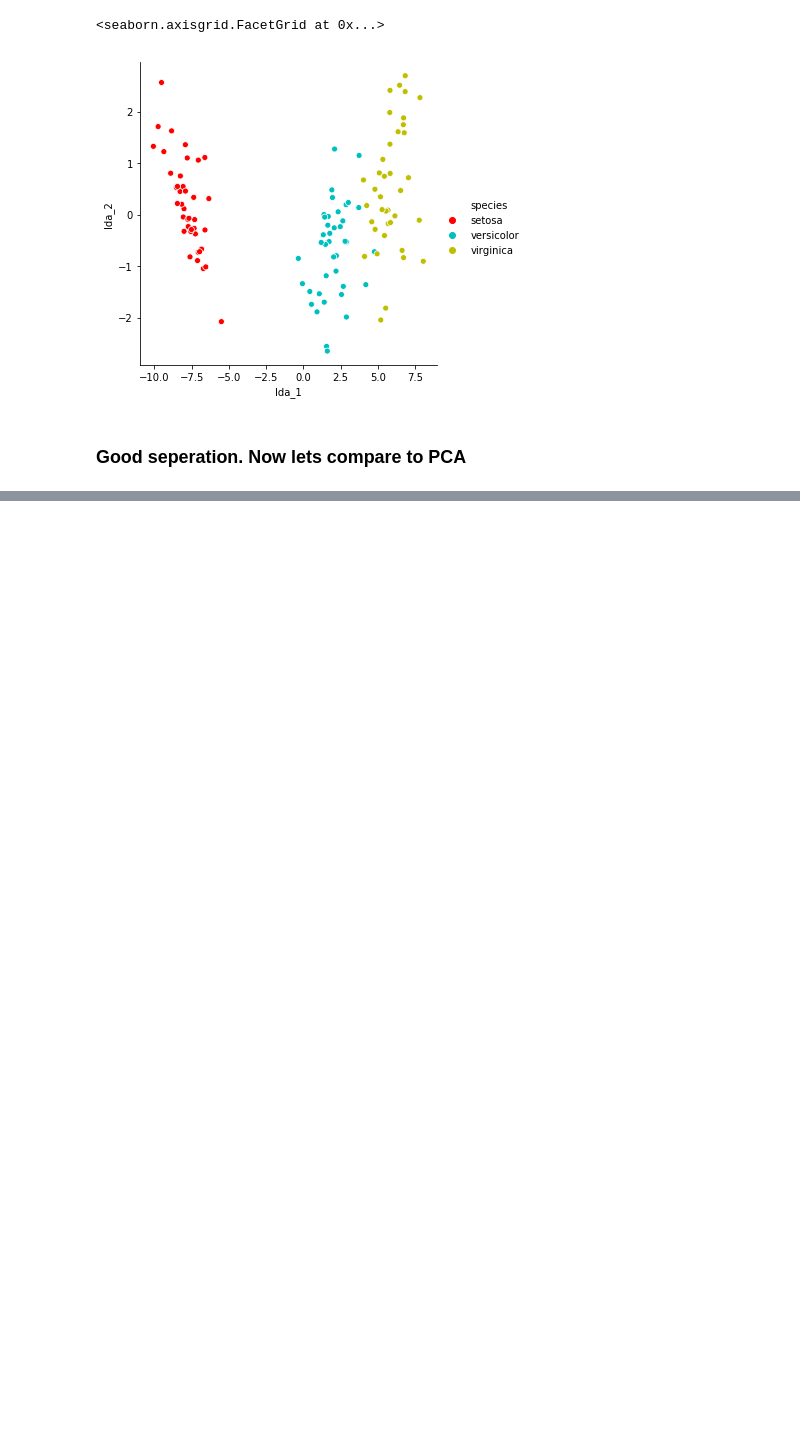
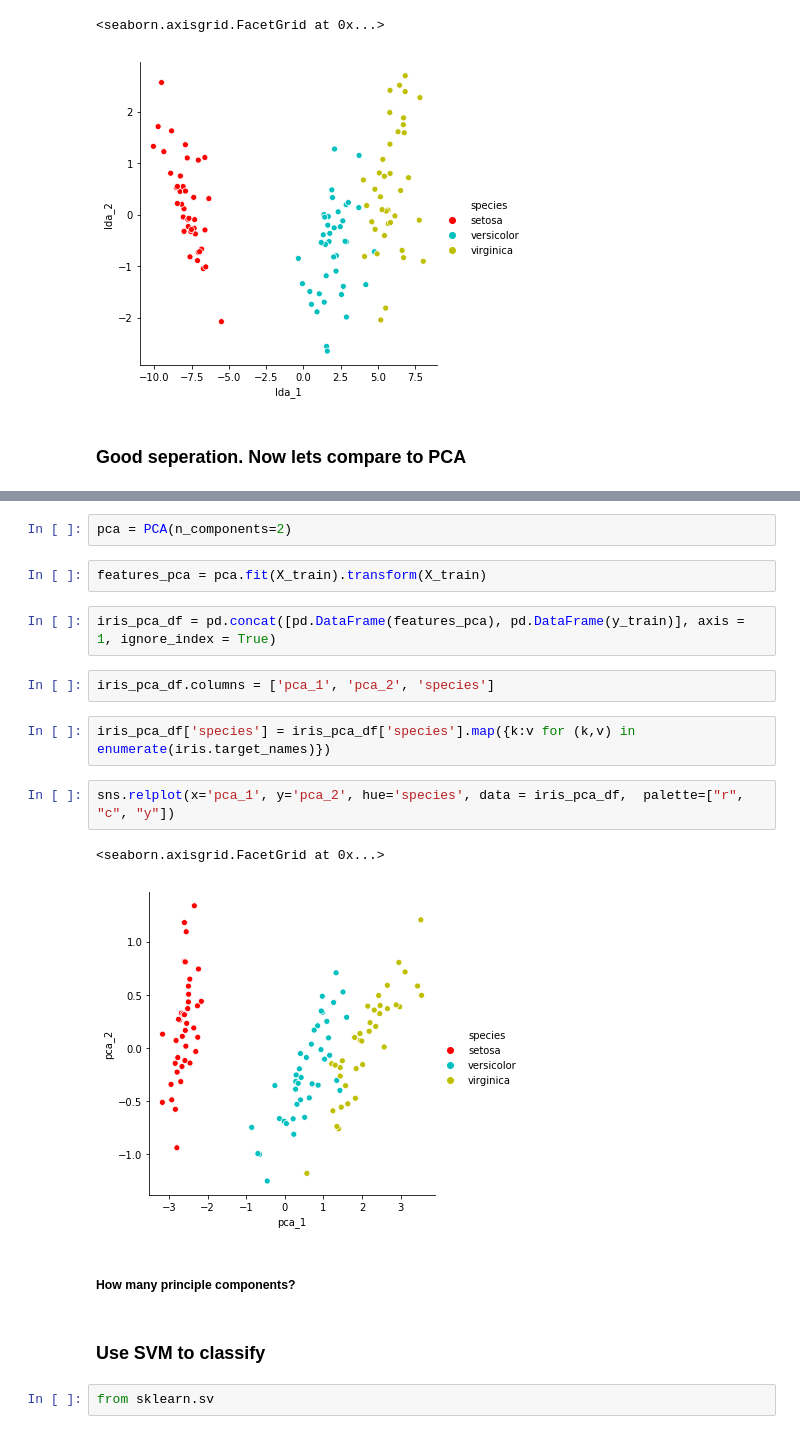
Before and after one commit to robahall/MLAlgoProjects, a Jupyter notebook: notebooks/2.0-rah-iris_classification.ipynb, the cells around one changed output, grey strips where cells are left out. Drawn from its saved outputs; the diff is of its cells as text; blank space fills up the shorter version.

```diff
--- a/notebooks/2.0-rah-iris_classification.ipynb
+++ b/notebooks/2.0-rah-iris_classification.ipynb
@@ -135,0 +130,21 @@ sns.relplot(x='lda_1', y='lda_2', hue='species', data = iris_lda_df,  palette=["
+# %%
+pca = PCA(n_components=2)
+# %%
+features_pca = pca.fit(X_train).transform(X_train)
+# %%
+iris_pca_df = pd.concat([pd.DataFrame(features_pca), pd.DataFrame(y_train)], axis = 1, ignore_index = True)
+# %%
+iris_pca_df.columns = ['pca_1', 'pca_2', 'species']
+# %%
+iris_pca_df['species'] = iris_pca_df['species'].map({k:v for (k,v) in enumerate(iris.target_names)})
+# %%
+sns.relplot(x='pca_1', y='pca_2', hue='species', data = iris_pca_df,  palette=["r", "c", "y"])
+# %% [output]
+<seaborn.axisgrid.FacetGrid at 0x...>
+[figure, added]
+# %% [markdown]
+##### How many principle components?
+# %% [markdown]
+### Use SVM to classify
+# %%
+from sklearn.sv
```
Also changed, not shown: parts of 3 cells of this notebook.
